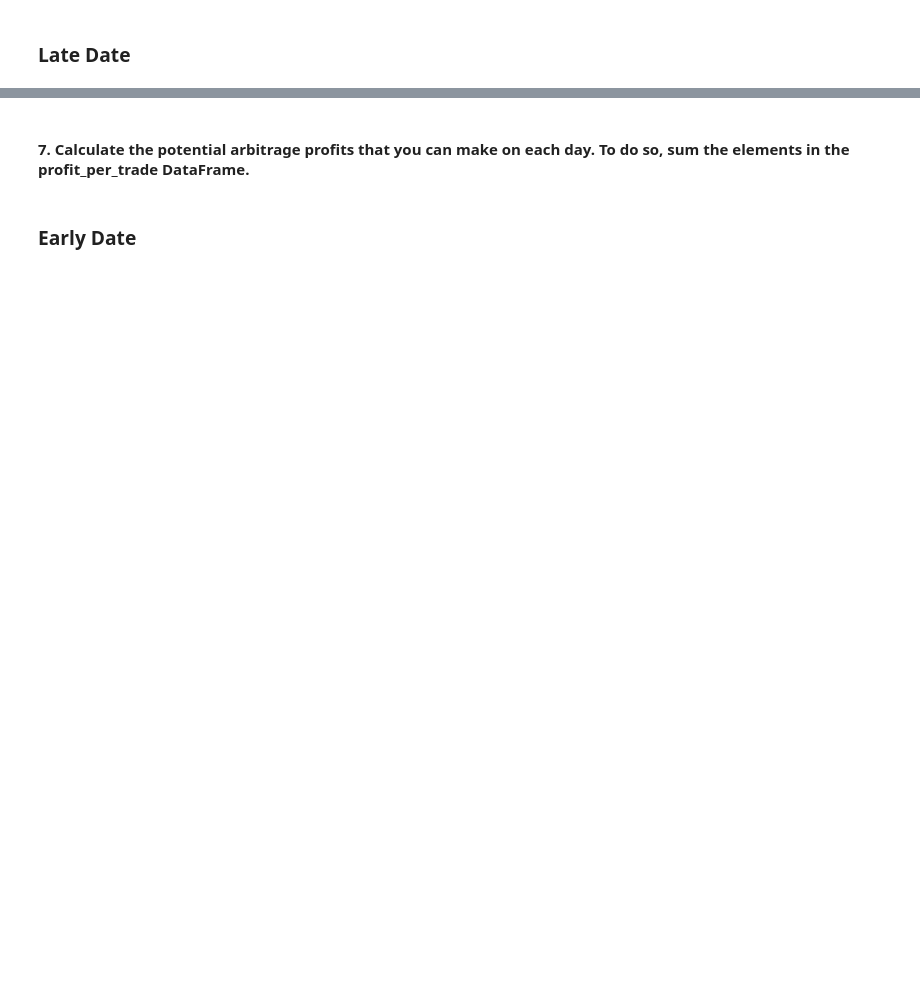
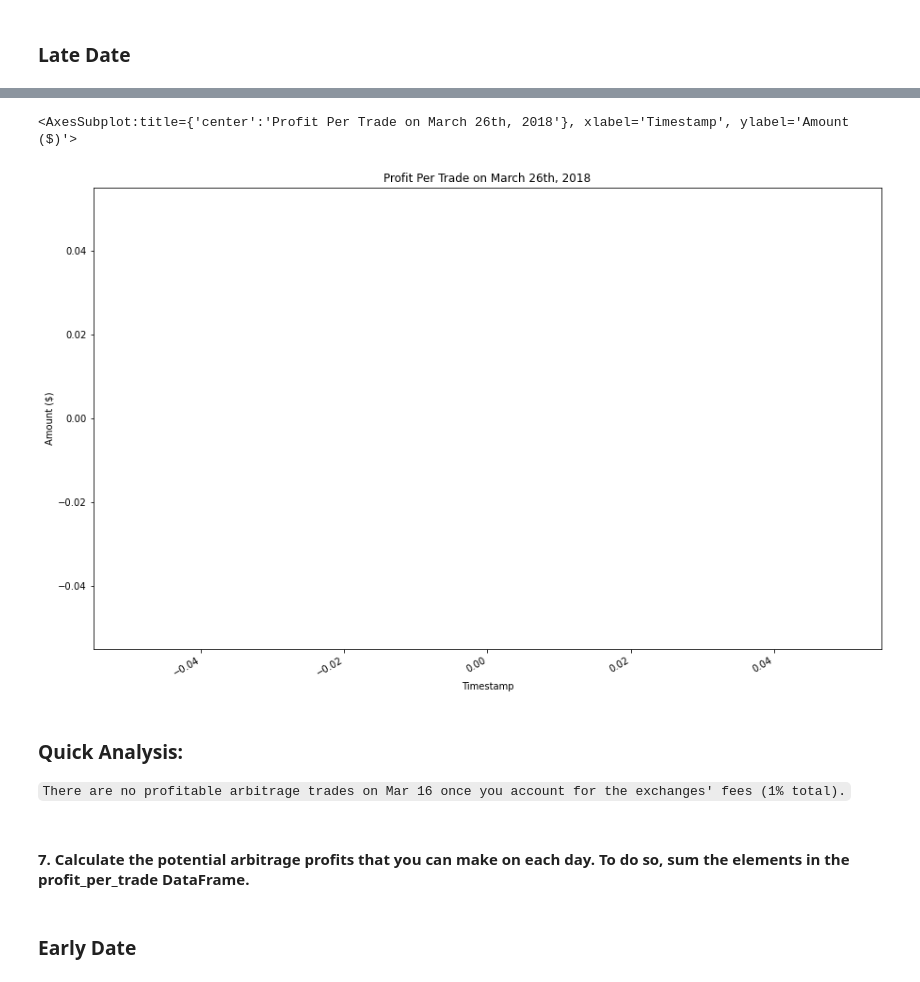
Before and after one commit to elliotlozano/BTC_arbitrage_analysis, a Jupyter notebook: crypto_arbitrage.ipynb, the cells around one changed output, grey strips where cells are left out. Cells and saved outputs as stored; diff of their text form; code cells hidden in the pictures; blank space fills up the shorter version.

```diff
--- a/crypto_arbitrage.ipynb
+++ b/crypto_arbitrage.ipynb
@@ -957,6 +1022,17 @@ profit_per_trade_early.describe()
 # %%
 # Plot the results for the late profit per trade DataFrame
-# YOUR CODE HERE
+profit_per_trade_late.plot(
+    figsize = (15,10),
+    title = "Profit Per Trade on March 26th, 2018",
+    color = "lime",
+    ylabel = "Amount ($)"
+)
+# %% [output]
+<AxesSubplot:title={'center':'Profit Per Trade on March 26th, 2018'}, xlabel='Timestamp', ylabel='Amount ($)'>
+[figure, added]
+# %% [markdown]
+### Quick Analysis:
+`There are no profitable arbitrage trades on Mar 16 once you account for the exchanges' fees (1% total).`
 # %% [markdown]
 #### 7. Calculate the potential arbitrage profits that you can make on each day. To do so, sum the elements in the profit_per_trade DataFrame.
 # %% [markdown]
```
Also changed, not shown: parts of 24 cells of this notebook.
